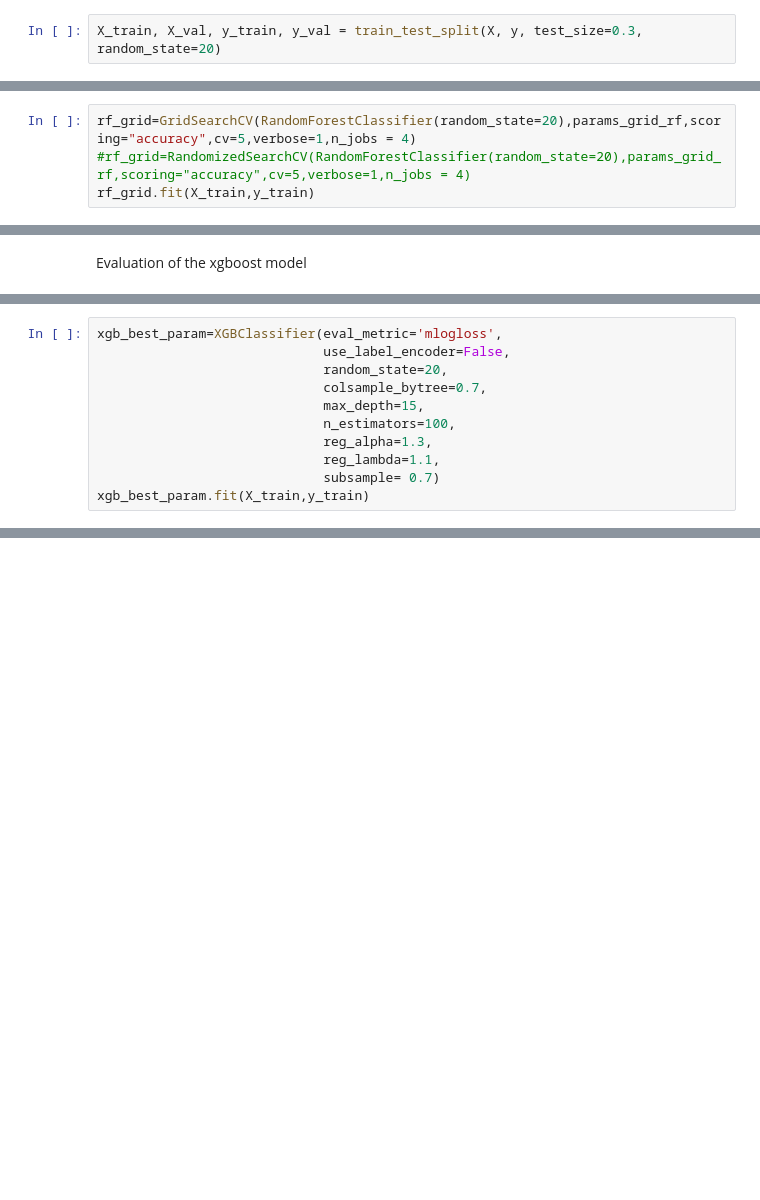
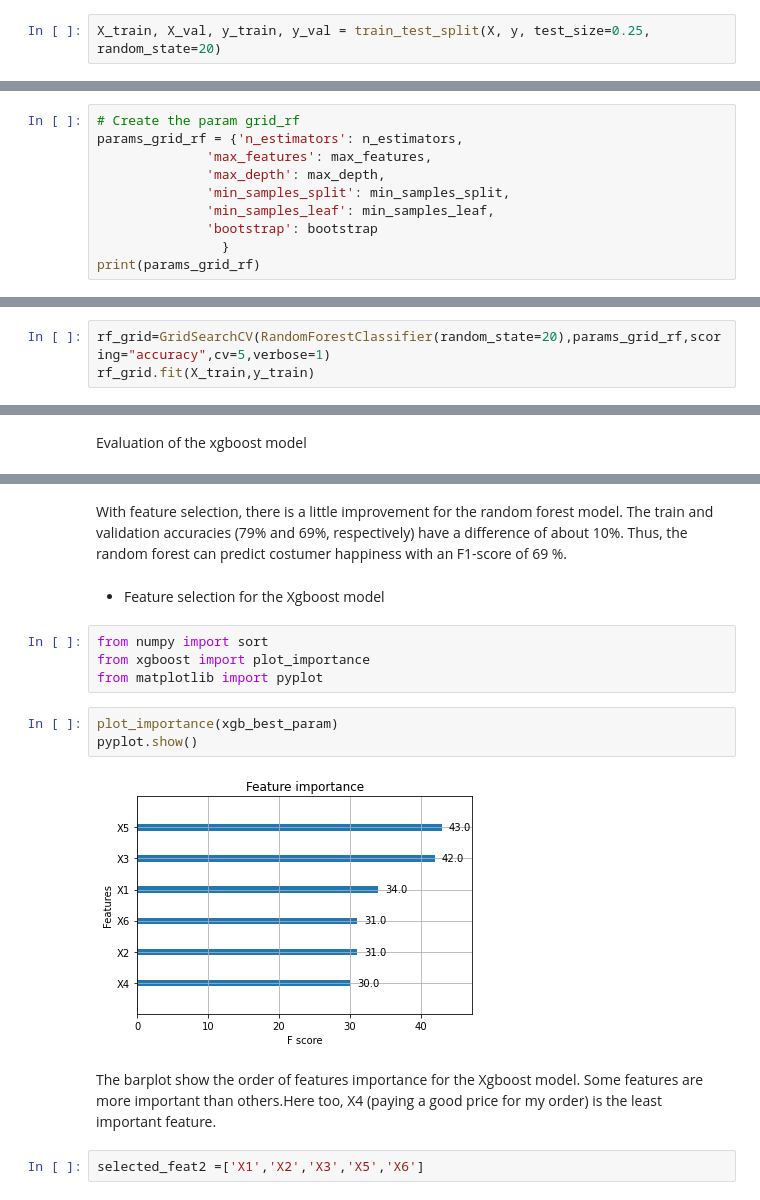
Before and after one commit to gbangout-apziva/customer-happiness, a Jupyter notebook: hcustomers.ipynb, the cells around one changed output, grey strips where cells are left out. Drawn from its saved outputs; the diff is of its cells as text; blank space fills up the shorter version.

```diff
--- a/hcustomers.ipynb
+++ b/hcustomers.ipynb
@@ -194,7 +128,7 @@ The entire data accuracy of the model is:  76.98412698412699 %
 # %% [markdown]
 Checking the test accuracy: Train test split of train data
 # %%
-X_train, X_val, y_train, y_val = train_test_split(X, y, test_size=0.3, random_state=20)
+X_train, X_val, y_train, y_val = train_test_split(X, y, test_size=0.25, random_state=20)
 # %%
 print(X_train.shape)
 print(y_train.shape)
@@ -405,0 +291,10 @@ bootstrap = [True, False]
+# %%
+# Create the param grid_rf
+params_grid_rf = {'n_estimators': n_estimators,
+              'max_features': max_features,
+              'max_depth': max_depth,
+              'min_samples_split': min_samples_split,
+              'min_samples_leaf': min_samples_leaf,
+              'bootstrap': bootstrap
+                }
+print(params_grid_rf)
@@ -406,7 +303,6 @@ bootstrap = [True, False]
 # %% [markdown]
 Create the grid search object for random forest and fit it
 # %%
-rf_grid=GridSearchCV(RandomForestClassifier(random_state=20),params_grid_rf,scoring="accuracy",cv=5,verbose=1,n_jobs = 4)
-#rf_grid=RandomizedSearchCV(RandomForestClassifier(random_state=20),params_grid_rf,scoring="accuracy",cv=5,verbose=1,n_jobs = 4)
+rf_grid=GridSearchCV(RandomForestClassifier(random_state=20),params_grid_rf,scoring="accuracy",cv=5,verbose=1)
 rf_grid.fit(X_train,y_train)
 # %% [output]
@@ -631,11 +482,0 @@ X_train, X_val, y_train, y_val = train_test_split(X2, y, test_size=0.2, random_s
-# %%
-xgb_best_param=XGBClassifier(eval_metric='mlogloss',
-                             use_label_encoder=False,
-                             random_state=20,
-                             colsample_bytree=0.7,
-                             max_depth=15,
-                             n_estimators=100,
-                             reg_alpha=1.3,
-                             reg_lambda=1.1,
-                             subsample= 0.7)
-xgb_best_param.fit(X_train,y_train)
@@ -714,0 +561,17 @@ The mean test accuracy for lgbmmodel is:  62.67641129032258 %
+# %% [markdown]
+With feature selection, there is a little improvement for the random forest model. The train and validation accuracies (79% and 69%, respectively) have a difference of about 10%. Thus, the random forest can predict costumer happiness with an F1-score of 69 %.
+# %% [markdown]
+* Feature selection for the Xgboost model
+# %%
+from numpy import sort
+from xgboost import plot_importance
+from matplotlib import pyplot
+# %%
+plot_importance(xgb_best_param)
+pyplot.show()
+# %% [output]
+[figure, added]
+# %% [markdown]
+The barplot show the order of features importance for the Xgboost model. Some features are more important than others.Here too, X4 (paying a good price for my order) is the least important feature.
+# %%
+selected_feat2 =['X1','X2','X3','X5','X6']
```
Also changed, not shown: parts of 94 cells of this notebook, 1 other file.
